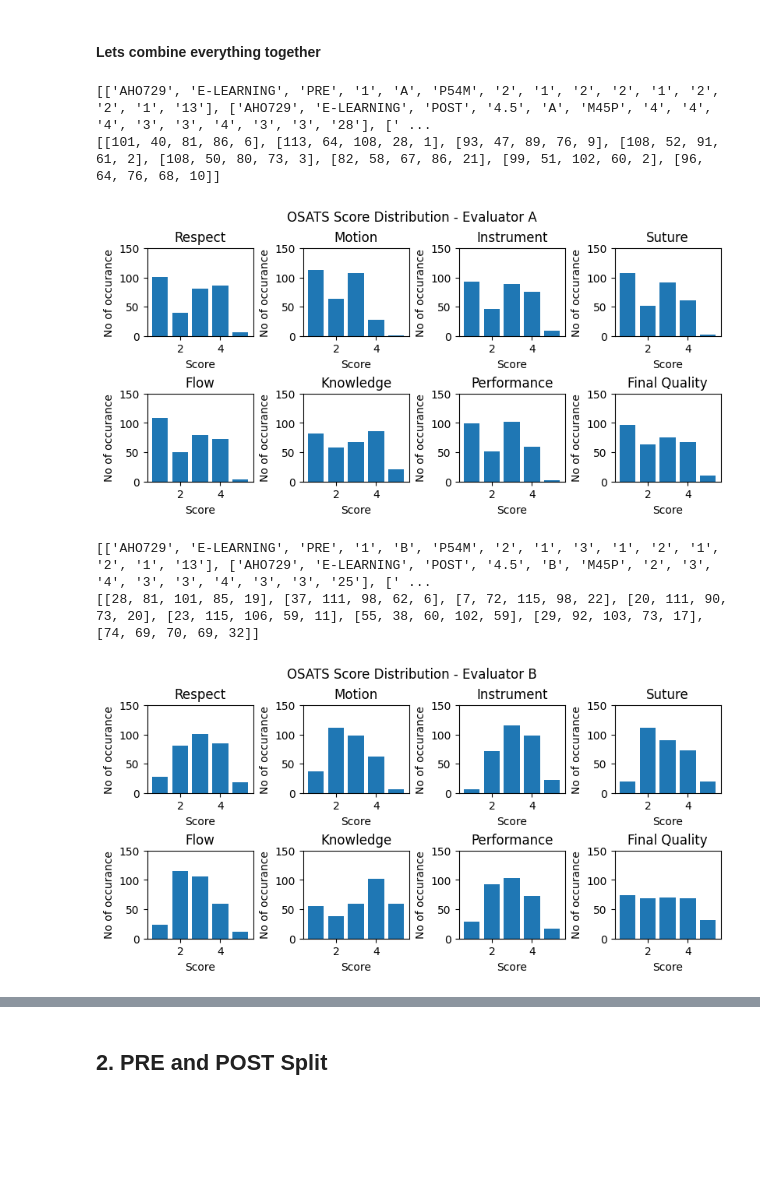
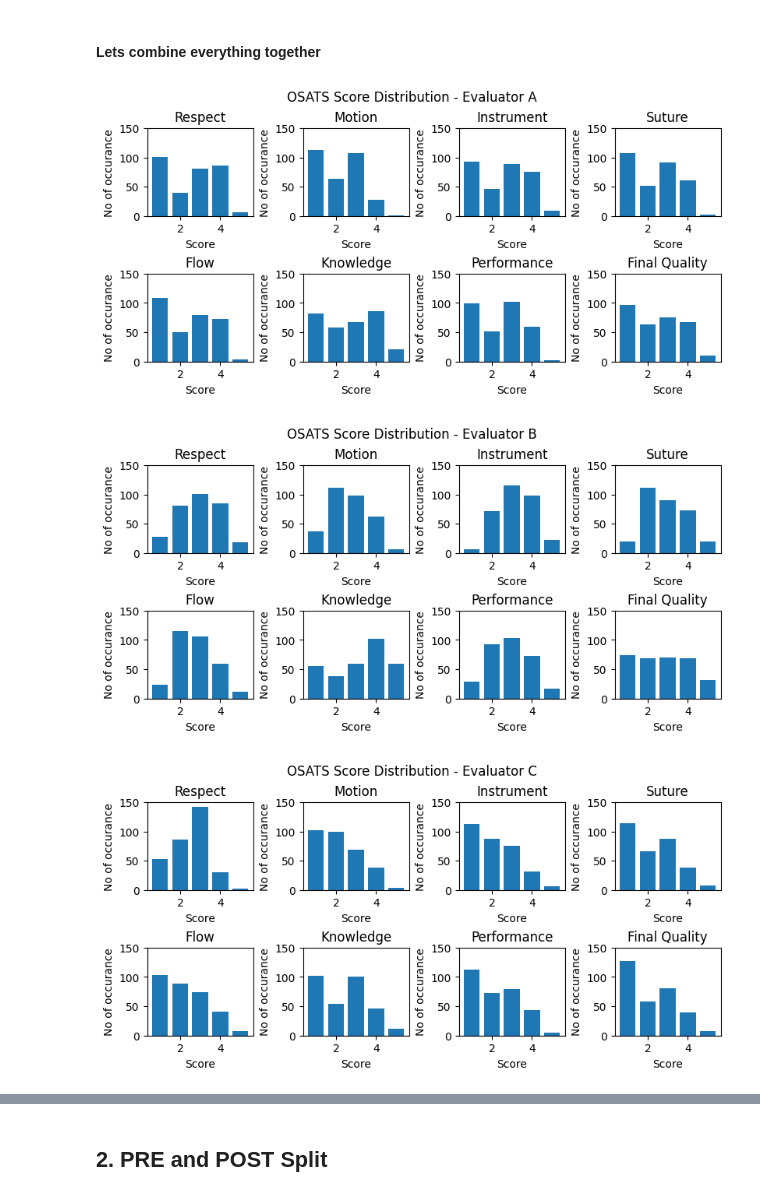
Before and after one commit to Napwillcode8848/OpenSutureNet, a Jupyter notebook: notebooks/analyze_dataset.ipynb, the cells around one changed output, grey strips where cells are left out. Cells and saved outputs as stored; diff of their text form; code cells hidden in the pictures; blank space fills up the shorter version.

```diff
--- a/notebooks/analyze_dataset.ipynb
+++ b/notebooks/analyze_dataset.ipynb
@@ -7,19 +7,21 @@
 5. How SUTURES is associated to GRS
 
 NOTE: GRS = Global Rating Score
+# %%
+file = "../data/osats_score.csv"
 # %% [markdown]
 ## 1. Score Distribution per OSATS Dimension
 # %%
 import csv
 
 evaluater_A = []
-with open("/home/sov1/OpenSutureNet/data/osats_score.csv", "r") as f:
+with open("../data/osats_score.csv", "r") as f:
     data = csv.reader(f)
     next(data)
     for row in data:
         if row[4] == 'A':
             evaluater_A.append(row)
 
-print(evaluater_A)
+print((evaluater_A[:1]))
 print(len(evaluater_A))
 # %% [output]
@@ -138,22 +140,25 @@ def _plot_score_distribution(score_distribution: list[list[int]], title: str) ->
             axes[x, y].set_ylabel('No of occurance')
     plt.show()
 
-def score_distribution_per_evaluater(evaluater: str, file: str) -> None:
-    """Read csv file, filter only an evaluater, then plot it"""
-    raw_score = _read_based_on_evaluater(evaluater, file)
-    print(raw_score)
+def plot_score_distribution_per_evaluater(file: str) -> None:
+    """Read csv file, filter only an evaluater ('A', 'B', 'C'), then plot it"""
+    # Plot data distribution for evaluater A
+    raw_score = _read_based_on_evaluater('A', file)
     score_distribution = _score_distribution_per_osats(raw_score)
-    print(score_distribution)
-    _plot_score_distribution(score_distribution, evaluater)
+    _plot_score_distribution(score_distribution, 'A')
+
+    # Plot data distribution for evaluater B
+    raw_score = _read_based_on_evaluater('B', file)
+    score_distribution = _score_distribution_per_osats(raw_score)
+    _plot_score_distribution(score_distribution, 'B')
+
+    # Plot data distribution for evaluater C
+    raw_score = _read_based_on_evaluater('C', file)
+    score_distribution = _score_distribution_per_osats(raw_score)
+    _plot_score_distribution(score_distribution, 'C')
 # %%
-score_distribution_per_evaluater(evaluater='A', file="/home/sov1/OpenSutureNet/data/osats_score.csv")
+plot_score_distribution_per_evaluater(file)
 # %% [output]
-[['AHO729', 'E-LEARNING', 'PRE', '1', 'A', 'P54M', '2', '1', '2', '2', '1', '2', '2', '1', '13'], ['AHO729', 'E-LEARNING', 'POST', '4.5', 'A', 'M45P', '4', '4', '4', '3', '3', '4', '3', '3', '28'], [' ...
-[[101, 40, 81, 86, 6], [113, 64, 108, 28, 1], [93, 47, 89, 76, 9], [108, 52, 91, 61, 2], [108, 50, 80, 73, 3], [82, 58, 67, 86, 21], [99, 51, 102, 60, 2], [96, 64, 76, 68, 10]]
 [figure]
+[figure, added]
+[figure, added]
-# %%
-score_distribution_per_evaluater(evaluater='B', file="/home/sov1/OpenSutureNet/data/osats_score.csv")
-# %% [output]
-[['AHO729', 'E-LEARNING', 'PRE', '1', 'B', 'P54M', '2', '1', '3', '1', '2', '1', '2', '1', '13'], ['AHO729', 'E-LEARNING', 'POST', '4.5', 'B', 'M45P', '2', '3', '4', '3', '3', '4', '3', '3', '25'], [' ...
-[[28, 81, 101, 85, 19], [37, 111, 98, 62, 6], [7, 72, 115, 98, 22], [20, 111, 90, 73, 20], [23, 115, 106, 59, 11], [55, 38, 60, 102, 59], [29, 92, 103, 73, 17], [74, 69, 70, 69, 32]]
-[figure, removed]
```
Also changed, not shown: parts of 6 cells of this notebook.
